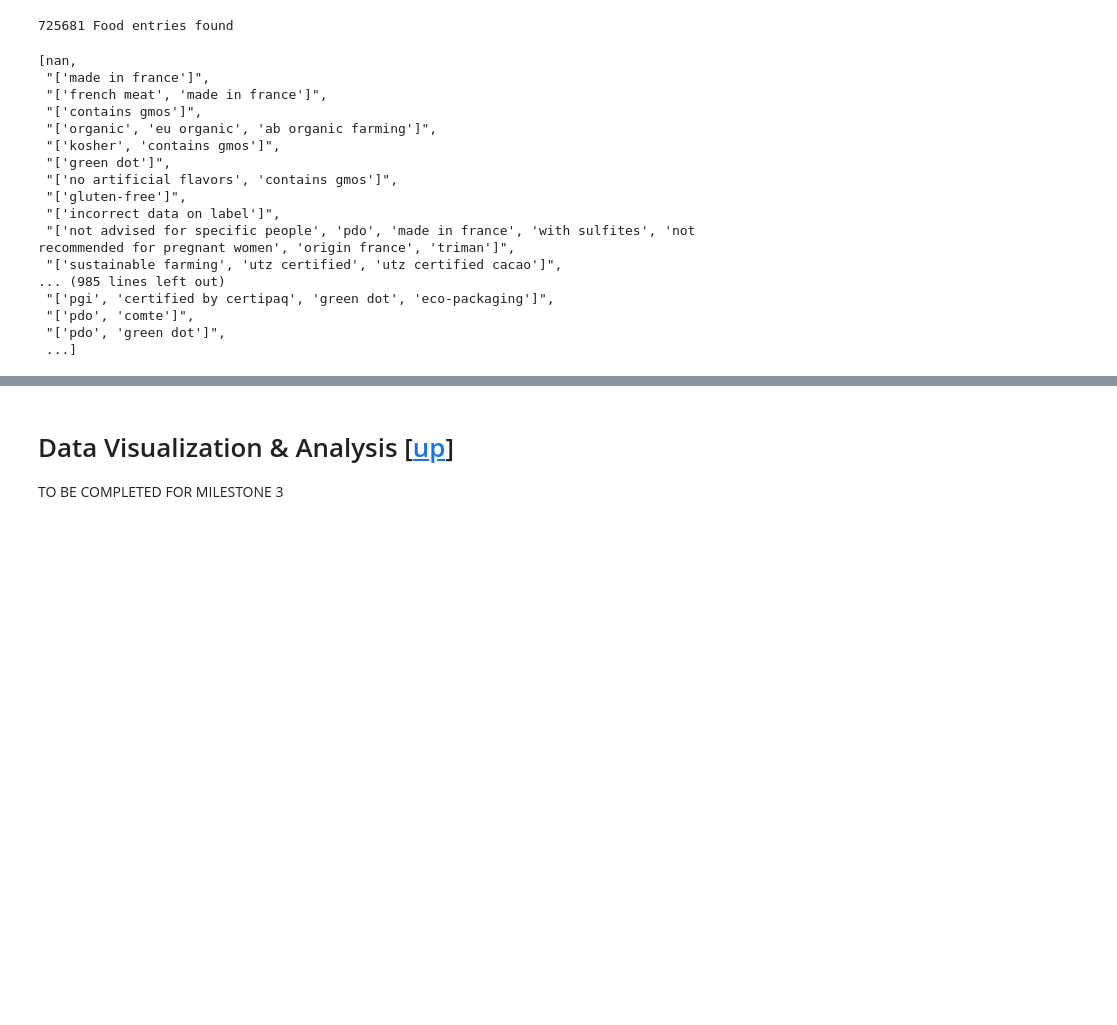
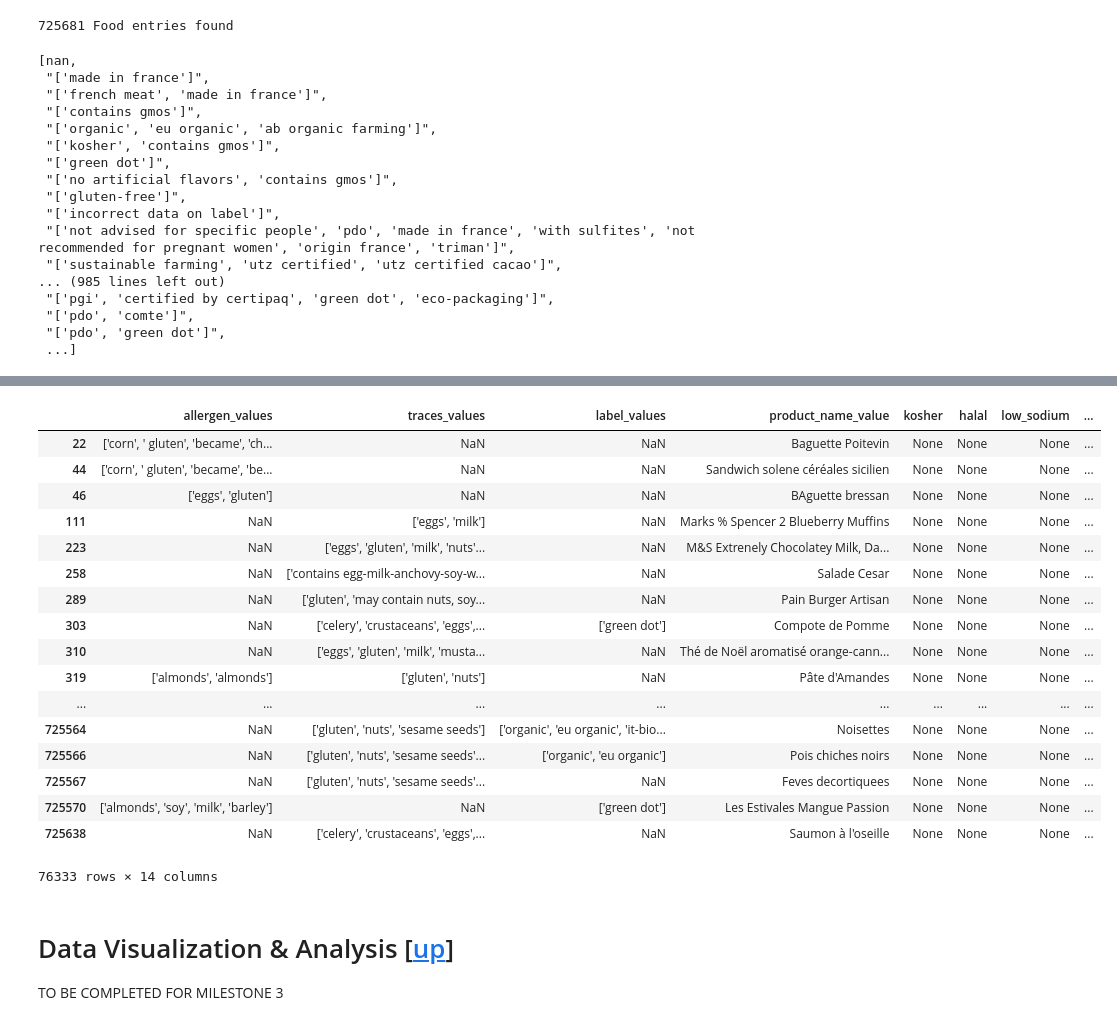
Before and after one commit to celine-y/open_food_facts, a Jupyter notebook: project.ipynb, the cells around one changed output, grey strips where cells are left out. Saved outputs shown, nothing was run; the diff lists cells and outputs as text; code cells hidden in the pictures; blank space fills up the shorter version.

Commit message:
phase 2 marking diets

```diff
--- a/project.ipynb
+++ b/project.ipynb
@@ -1898,14 +1898,19 @@ clean_df['label_values'].unique().tolist()
 # df - dataframe
 # col - column to look in
 # keywords[] - words to look for in col
-def keyword_in_col(row, col, keywords):
+# new_col - column we are setting the value for
+def keyword_in_col(row, col, keywords, return_val, new_col):
     column_value = row[col]
+
+    # check if the new_col value is already set
+    if (new_col in row) and not(pd.isnull(row[new_col])):
+        return row[new_col]
 
     if pd.isnull(column_value):
         return
 
     if any(x in column_value for x in keywords):
-        return True
+        return return_val
 
 # Input:
 # df - dataframe
@@ -1915,11 +1920,11 @@ def keyword_in_col(row, col, keywords):
 # Output:
 # dataframe w/new column, named from diet, and will be marked w/True
 # if the columns included the keywords
-def categorize_dataframe(df, diet, columns, keywords):
+def categorize_dataframe(df, diet, columns, keywords, mark_true = True):
     # Loop through each column
     for column in columns:
         df[diet] = df.apply(
-            lambda x: keyword_in_col(x, column, keywords),
+            lambda x: keyword_in_col(x, column, keywords, mark_true, diet),
             axis = 1
         )
     return df
@@ -1938,8 +1943,8 @@ clean_df_2 = categorize_dataframe(clean_df_2, 'low_sugar', ['label_values'], ['s
 clean_df_2 = categorize_dataframe(clean_df_2, 'gluten_free', ['label_values'], ['gluten'])
 # Low  Cholesterol
 clean_df_2 = categorize_dataframe(clean_df_2, 'low_cholesterol', ['label_values'], ['cholesterol', 'no trans fat'])
-# Lactose
-clean_df_2 = categorize_dataframe(clean_df_2, 'lactose', ['label_values'], ['milk'])
+# Lactose Intolerant
+clean_df_2 = categorize_dataframe(clean_df_2, 'lactose_intolerant', ['label_values'], ['no lactose'])
 # Peanut Free
 clean_df_2 = categorize_dataframe(clean_df_2, 'peanut_free', ['label_values'], ['peanut free'])
 # Vegetarian
@@ -1947,9 +1952,10 @@ clean_df_2 = categorize_dataframe(clean_df_2, 'vegetarian', ['label_values'], ['
 # Vegan
 clean_df_2 = categorize_dataframe(clean_df_2, 'vegan', ['label_values'], ['vegan'])
 # %%
-clean_df_2['kosher', 'halal', 'low_sodium', 'low_sugar',
-          'gluten_free', 'low_cholesterol', 'lactose', 'peanut_free',
+# see that the fields have been properly created
+diets = ['product_name_value', 'kosher', 'halal', 'low_sodium', 'low_sugar',
+          'gluten_free', 'low_cholesterol', 'lactose_intolerant', 'peanut_free',
            'vegetarian', 'vegan']
 
-# clean_df_2
+clean_df_2[diets].head()
 # %% [output]
@@ -1957,3 +1989,34 @@ KeyError: ('kosher', 'halal', 'low_sodium', 'low_sugar', 'gluten_free', 'low_cho
+# %%
+clean_df_3 = clean_df_2.copy()
+# marking food w/peanuts
+clean_df_3 = categorize_dataframe(clean_df_3, 'peanut_free', ['allergen_values', 'traces_values'], ['peanut', 'nut'], False)
+# marking food w/lactose
+clean_df_3 = categorize_dataframe(clean_df_3, 'lactose_intolerant', ['allergen_values', 'traces_values'], ['milk', 'lactose'], False)
+# marking food w/gluten
+clean_df_3 = categorize_dataframe(clean_df_3, 'gluten_free', ['allergen_values', 'traces_values'], ['gluten'], False)
+# %%
+clean_df_3[clean_df_3['peanut_free'].notna() | clean_df_3['lactose_intolerant'].notna() | clean_df_3['gluten_free'].notna()][
+    ['allergen_values', 'traces_values', 'label_values'] + diets
+]
+# %% [output]
+|  | allergen_values | traces_values | label_values | product_name_value | kosher | halal | low_sodium | ... |
+| 22 | ['corn', ' gluten', 'became', 'ch... | NaN | NaN | Baguette Poitevin | None | None | None | ... |
+| 44 | ['corn', ' gluten', 'became', 'be... | NaN | NaN | Sandwich solene céréales sicilien | None | None | None | ... |
+| 46 | ['eggs', 'gluten'] | NaN | NaN | BAguette bressan | None | None | None | ... |
+| 111 | NaN | ['eggs', 'milk'] | NaN | Marks % Spencer 2 Blueberry Muffins | None | None | None | ... |
+| 223 | NaN | ['eggs', 'gluten', 'milk', 'nuts'... | NaN | M&S Extrenely Chocolatey Milk, Da... | None | None | None | ... |
+| 258 | NaN | ['contains egg-milk-anchovy-soy-w... | NaN | Salade Cesar | None | None | None | ... |
+| 289 | NaN | ['gluten', 'may contain nuts, soy... | NaN | Pain Burger Artisan | None | None | None | ... |
+| 303 | NaN | ['celery', 'crustaceans', 'eggs',... | ['green dot'] | Compote de Pomme | None | None | None | ... |
+| 310 | NaN | ['eggs', 'gluten', 'milk', 'musta... | NaN | Thé de Noël aromatisé orange-cann... | None | None | None | ... |
+| 319 | ['almonds', 'almonds'] | ['gluten', 'nuts'] | NaN | Pâte d'Amandes | None | None | None | ... |
+| ... | ... | ... | ... | ... | ... | ... | ... | ... |
+| 725564 | NaN | ['gluten', 'nuts', 'sesame seeds'] | ['organic', 'eu organic', 'it-bio... | Noisettes | None | None | None | ... |
+| 725566 | NaN | ['gluten', 'nuts', 'sesame seeds'... | ['organic', 'eu organic'] | Pois chiches noirs | None | None | None | ... |
+| 725567 | NaN | ['gluten', 'nuts', 'sesame seeds'... | NaN | Feves decortiquees | None | None | None | ... |
+| 725570 | ['almonds', 'soy', 'milk', 'barley'] | NaN | ['green dot'] | Les Estivales Mangue Passion | None | None | None | ... |
+| 725638 | NaN | ['celery', 'crustaceans', 'eggs',... | NaN | Saumon à l'oseille | None | None | None | ... |
+76333 rows × 14 columns
 # %% [markdown]
 # Data Visualization & Analysis <a id="data_analysis"></a> [[up](#Table-of-Contents)]
 TO BE COMPLETED FOR MILESTONE 3
```
Also changed, not shown: parts of 2 cells of this notebook.
